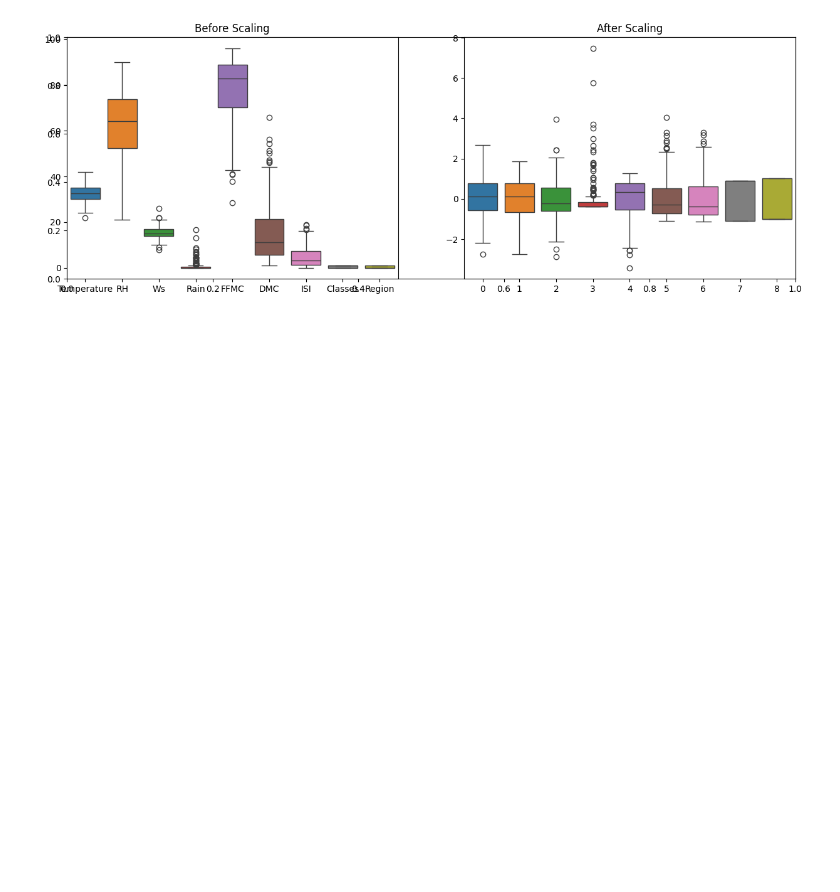
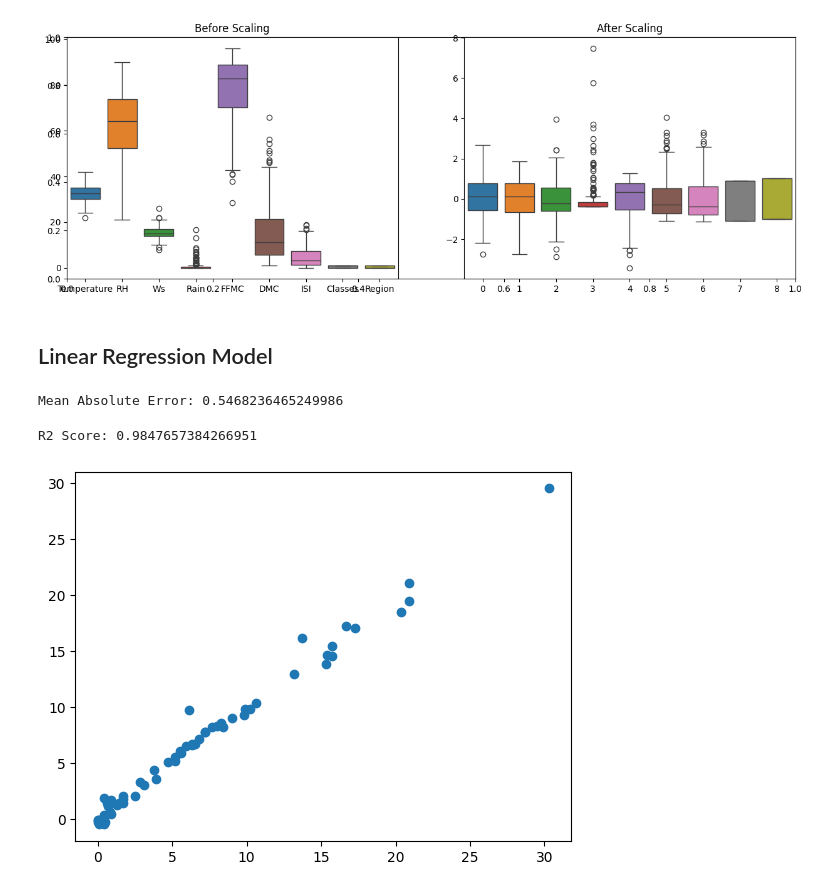
Before and after one commit to mukulvyas/Machine-Learning, a Jupyter notebook: Ridge, Lasso and ElasticNet ML Algorithms/Model _Training.ipynb, the cells around one changed output. Saved outputs shown, nothing was run; the diff lists cells and outputs as text; code cells hidden in the pictures; blank space fills up the shorter version.

```diff
--- a/Ridge, Lasso and ElasticNet ML Algorithms/Model _Training.ipynb
+++ b/Ridge, Lasso and ElasticNet ML Algorithms/Model _Training.ipynb
@@ -163,3 +163,25 @@ plt.title('After Scaling')
 plt.show()
 # %% [output]
 [figure]
+# %% [markdown]
+## Linear Regression Model
+# %%
+from sklearn.linear_model import LinearRegression
+from sklearn.metrics import mean_squared_error,mean_absolute_error,r2_score
+linreg = LinearRegression()
+# %%
+linreg.fit(X_train_scaled,y_train)
+y_pred = linreg.predict(X_test_scaled)
+print('Mean Absolute Error:',mean_absolute_error(y_test,y_pred))
+# %% [output]
+Mean Absolute Error: 0.5468236465249986
+# %%
+score = r2_score(y_test,y_pred)
+print('R2 Score:',score)
+# %% [output]
+R2 Score: 0.9847657384266951
+# %%
+plt.scatter(y_test,y_pred)
+plt.show()
+# %% [output]
+[figure, added]
```
Also changed, not shown: parts of 14 cells of this notebook.
